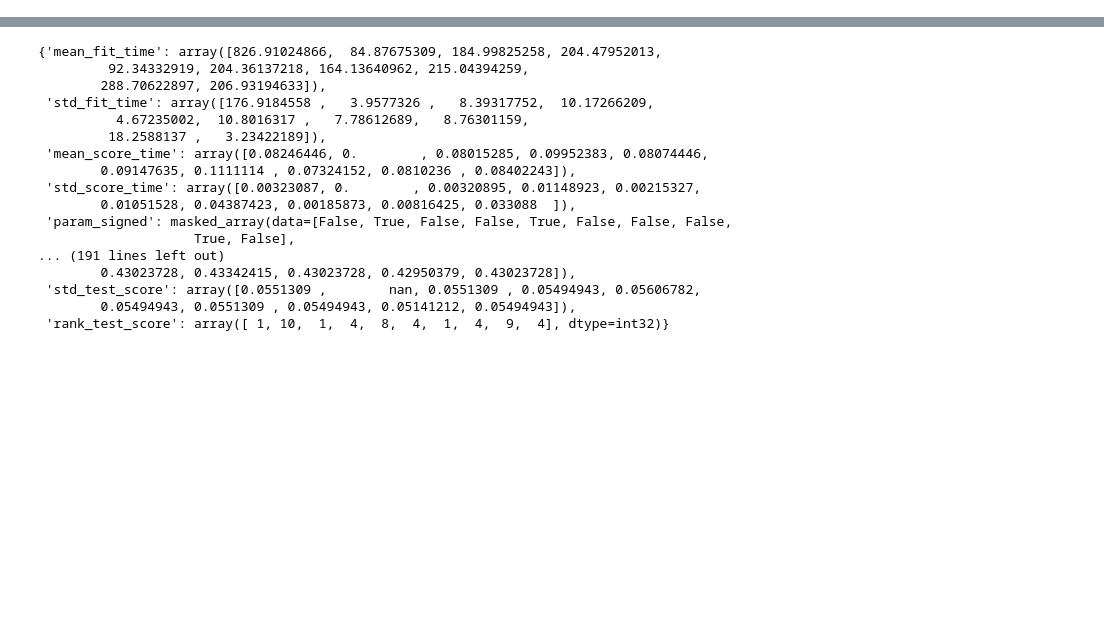
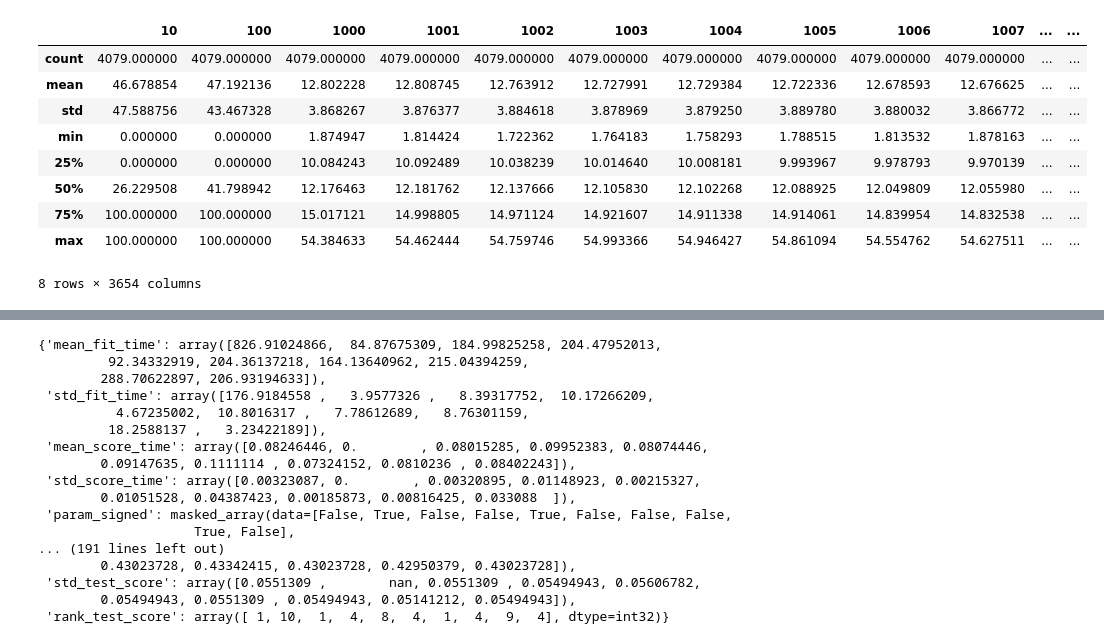
Before and after one commit to nafkhanzam-its/penelitian-vit-wn, a Jupyter notebook: experiments/sandbox.ipynb, the cells around one changed output, grey strips where cells are left out. Cells and saved outputs as stored; diff of their text form; code cells hidden in the pictures; blank space fills up the shorter version.

```diff
--- a/experiments/sandbox.ipynb
+++ b/experiments/sandbox.ipynb
@@ -0,0 +1,17 @@
+# %%
+import pandas as pd
+
+df = pd.read_csv('Data/Cassava/ScreenH_Reading_b.csv')
+
+df.describe()
+# %% [output]
+|  | 10 | 100 | 1000 | 1001 | 1002 | 1003 | 1004 | 1005 | 1006 | 1007 | ... | ... |
+| count | 4079.000000 | 4079.000000 | 4079.000000 | 4079.000000 | 4079.000000 | 4079.000000 | 4079.000000 | 4079.000000 | 4079.000000 | 4079.000000 | ... | ... |
+| mean | 46.678854 | 47.192136 | 12.802228 | 12.808745 | 12.763912 | 12.727991 | 12.729384 | 12.722336 | 12.678593 | 12.676625 | ... | ... |
+| std | 47.588756 | 43.467328 | 3.868267 | 3.876377 | 3.884618 | 3.878969 | 3.879250 | 3.889780 | 3.880032 | 3.866772 | ... | ... |
+| min | 0.000000 | 0.000000 | 1.874947 | 1.814424 | 1.722362 | 1.764183 | 1.758293 | 1.788515 | 1.813532 | 1.878163 | ... | ... |
+| 25% | 0.000000 | 0.000000 | 10.084243 | 10.092489 | 10.038239 | 10.014640 | 10.008181 | 9.993967 | 9.978793 | 9.970139 | ... | ... |
+| 50% | 26.229508 | 41.798942 | 12.176463 | 12.181762 | 12.137666 | 12.105830 | 12.102268 | 12.088925 | 12.049809 | 12.055980 | ... | ... |
+| 75% | 100.000000 | 100.000000 | 15.017121 | 14.998805 | 14.971124 | 14.921607 | 14.911338 | 14.914061 | 14.839954 | 14.832538 | ... | ... |
+| max | 100.000000 | 100.000000 | 54.384633 | 54.462444 | 54.759746 | 54.993366 | 54.946427 | 54.861094 | 54.554762 | 54.627511 | ... | ... |
+8 rows × 3654 columns
```
Also changed, not shown: parts of 1 cell of this notebook, 35 other files.
